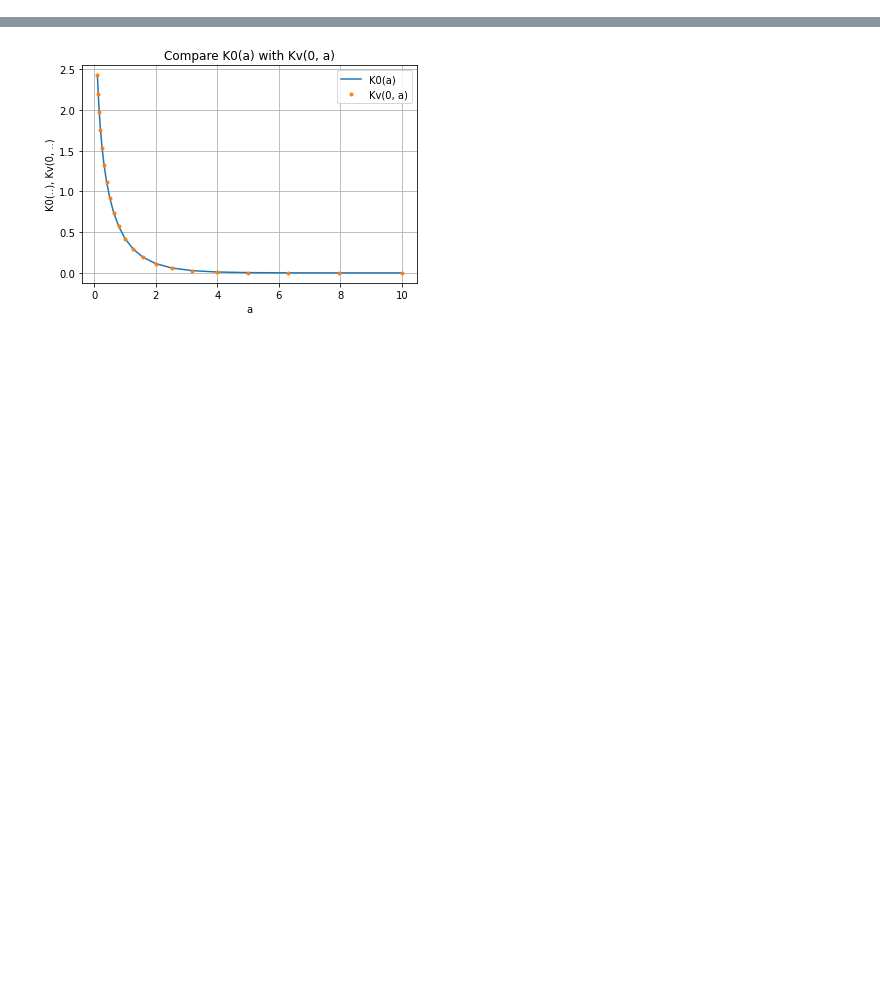
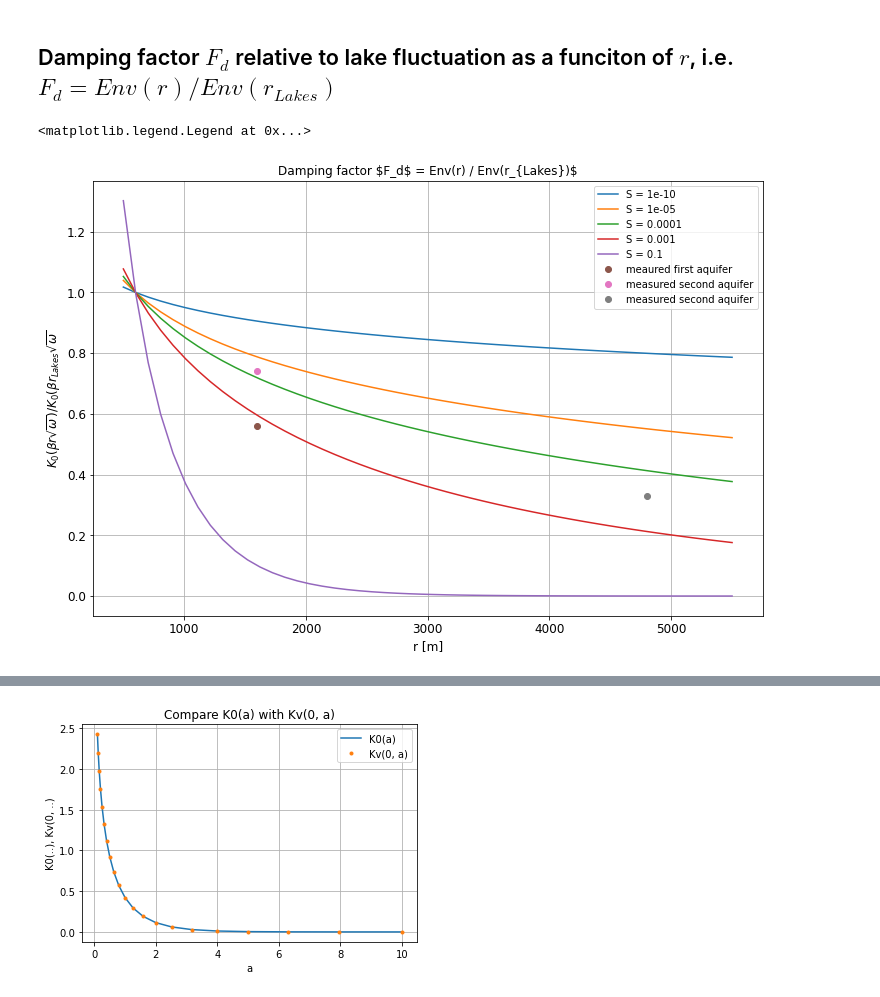
Before and after one commit to Olsthoorn/Pennink-Model, a Jupyter notebook: cases/Fremont/DampngDelayAnalytis.ipynb, the cells around one changed output, grey strips where cells are left out. Saved outputs shown, nothing was run; the diff lists cells and outputs as text; code cells hidden in the pictures; blank space fills up the shorter version.

```diff
--- a/cases/Fremont/DampngDelayAnalytis.ipynb
+++ b/cases/Fremont/DampngDelayAnalytis.ipynb
@@ -94,0 +137,27 @@ for S in [0.00001, 0.0001, 0.001, 0.01, 0.1]:
+# %% [markdown]
+## Damping factor $F_d$ relative to lake fluctuation as a funciton of $r$, i.e. $F_d = Env(r) / Env(r_{Lakes})$
+# %%
+ax = newfig(r"Damping factor $F_d$ = Env(r) / Env(r_{Lakes})$",
+            'r [m]', r'$K_0(\beta r \sqrt{\omega}) / K_0(\beta r_{Lakes} \sqrt{\omega} $', xscale='linear')
+
+r = np.linspace(500, 5500, 50)
+
+rLakes  = 600 # m
+rObs1, yObs11, yObs12 = rLakes + 1000, 0.56, 0.74
+rObs2, yObs21, yObs22 = rLakes + 4200, 0.33, np.nan
+
+def k0(beta, r, omega):
+    return K0(beta * r * np.sqrt(omega))
+
+for S in [1e-10, 1e-5, 1e-4, 1e-3, 1e-1]:
+    beta = np.sqrt(S/ kD)
+    ax.plot(r, k0(beta, r, omega) / k0(beta, rLakes, omega), label='S = {:.5g}'.format(S))
+
+ax.plot(rObs1, yObs11, 'o', label='meaured first aquifer')
+ax.plot(rObs1, yObs12, 'o', label='measured second aquifer')
+ax.plot(rObs2, yObs21, 'o', label='measured second aquifer')
+
+ax.legend()
+# %% [output]
+<matplotlib.legend.Legend at 0x...>
+[figure, added]
```
Also changed, not shown: parts of 27 cells of this notebook, 18 other files.
